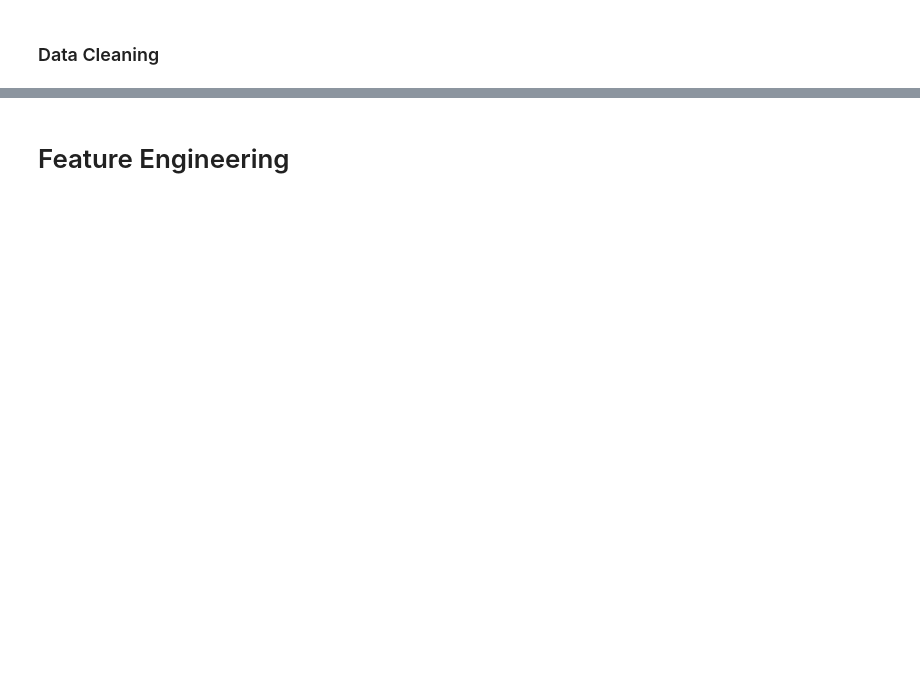
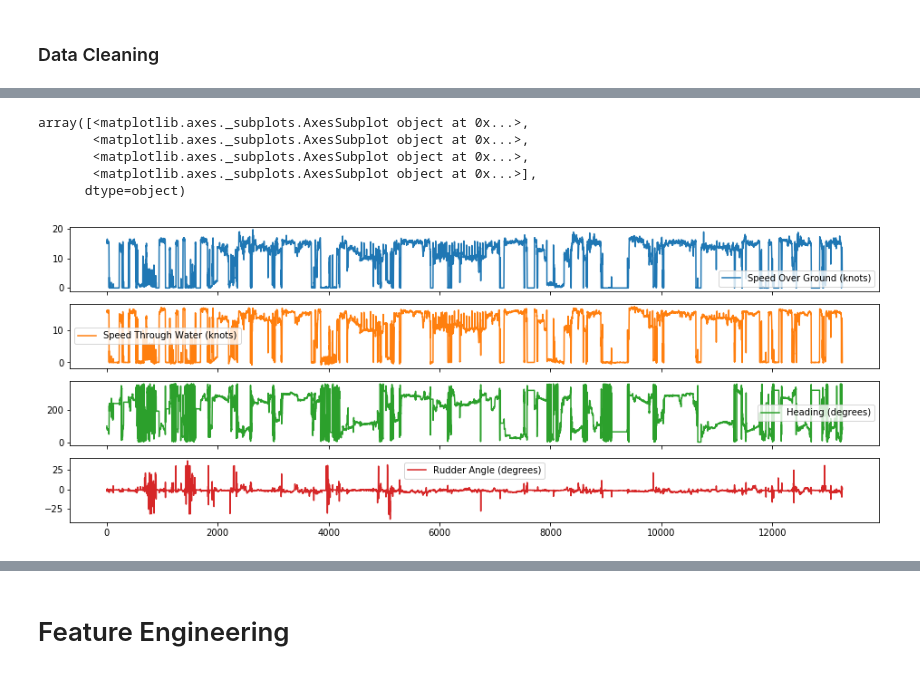
Before and after one commit to acdick/dynamic_speed_optimization, a Jupyter notebook: src/Ship_Performance.ipynb, the cells around one changed output, grey strips where cells are left out. Cells and saved outputs as stored; diff of their text form; code cells hidden in the pictures; blank space fills up the shorter version.

```diff
--- a/src/Ship_Performance.ipynb
+++ b/src/Ship_Performance.ipynb
@@ -109,3 +259,14 @@ df_mod.loc[df_mod[cols_speed[3]] > 180, cols_speed[3]] -= degrees
+# %%
+# Vessel speed (cleaned)
+fig_speed, axes_speed = plt.subplots(len(cols_speed),1, figsize=(16,len(cols_speed)*1.5), sharex=True)
+df_mod[cols_speed].plot(subplots=True, ax=axes_speed)
+# %% [output]
+array([<matplotlib.axes._subplots.AxesSubplot object at 0x...>,
+       <matplotlib.axes._subplots.AxesSubplot object at 0x...>,
+       <matplotlib.axes._subplots.AxesSubplot object at 0x...>,
+       <matplotlib.axes._subplots.AxesSubplot object at 0x...>],
+      dtype=object)
+[figure, added]
 # %%
 # Replace 0.0 apparent wind speed records with median
 print(df_mod[cols_wind[0]].value_counts().sort_index().head())
```
Also changed, not shown: parts of 89 cells of this notebook.
